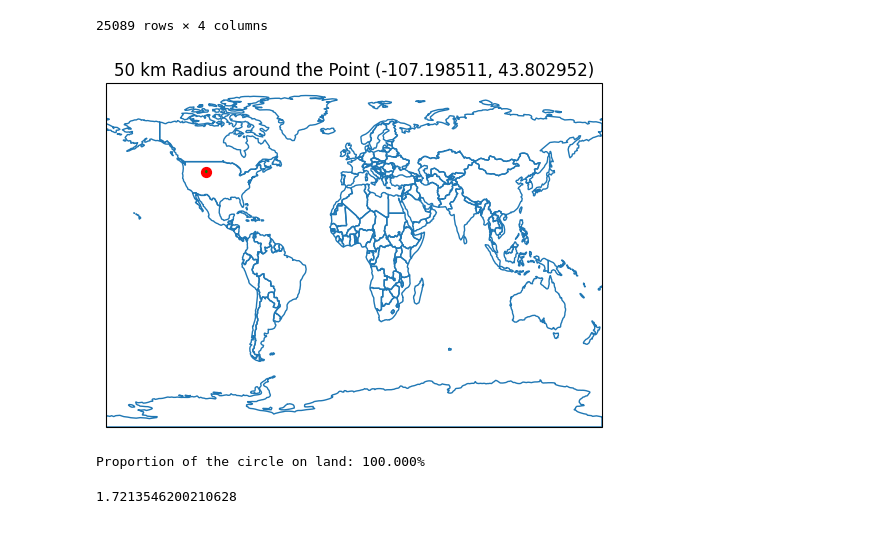
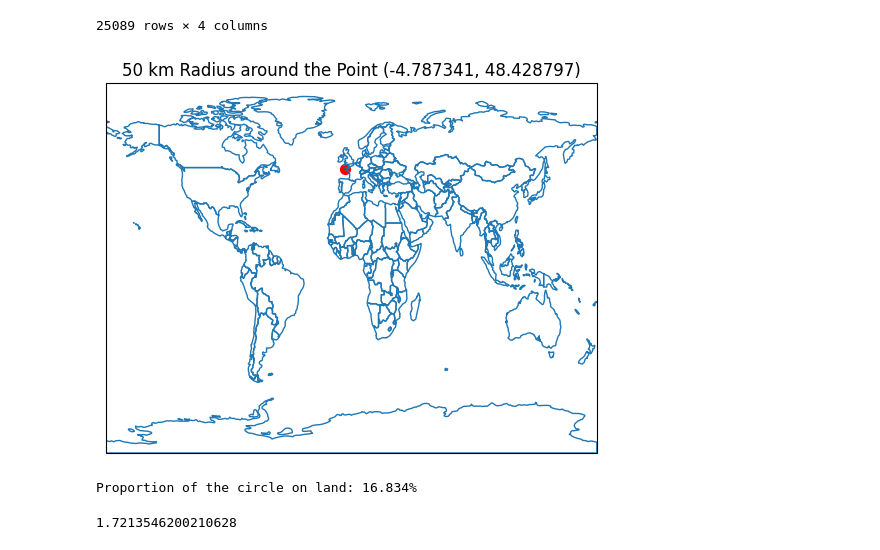
Before and after one commit to denisadraghia/ACIER, a Jupyter notebook: new_exposures.ipynb, the cells around one changed output. Cells and saved outputs as stored; diff of their text form; code cells hidden in the pictures.

```diff
--- a/notebooks/new_exposures.ipynb
+++ b/new_exposures.ipynb
@@ -34,11 +39,11 @@ database_exposure_country_coast_corrected('mexico', 10, 'exponential',5)
 | 25087 | 1.030182e-31 | 24.541667 | -110.375000 | 1 |
 | 25088 | 1.897498e-23 | 27.041667 | -109.958333 | 1 |
 25089 rows × 4 columns
-# %%
-plot_circle_proportion_in_land((-107.198511,43.802952),h=50)
-# %% [output]
-[figure, removed]
-Proportion of the circle on land: 100.000%
+# %%
+plot_circle_proportion_in_land((-4.787341,48.428797,),h=50)
+# %% [output]
+[figure, added]
+Proportion of the circle on land: 16.834%
 # %%
 correction_coast_factor((-96.23728,19.1825),h=50)
 # %% [output]
```
Also changed, not shown: parts of 6 cells of this notebook, 8 other files.
